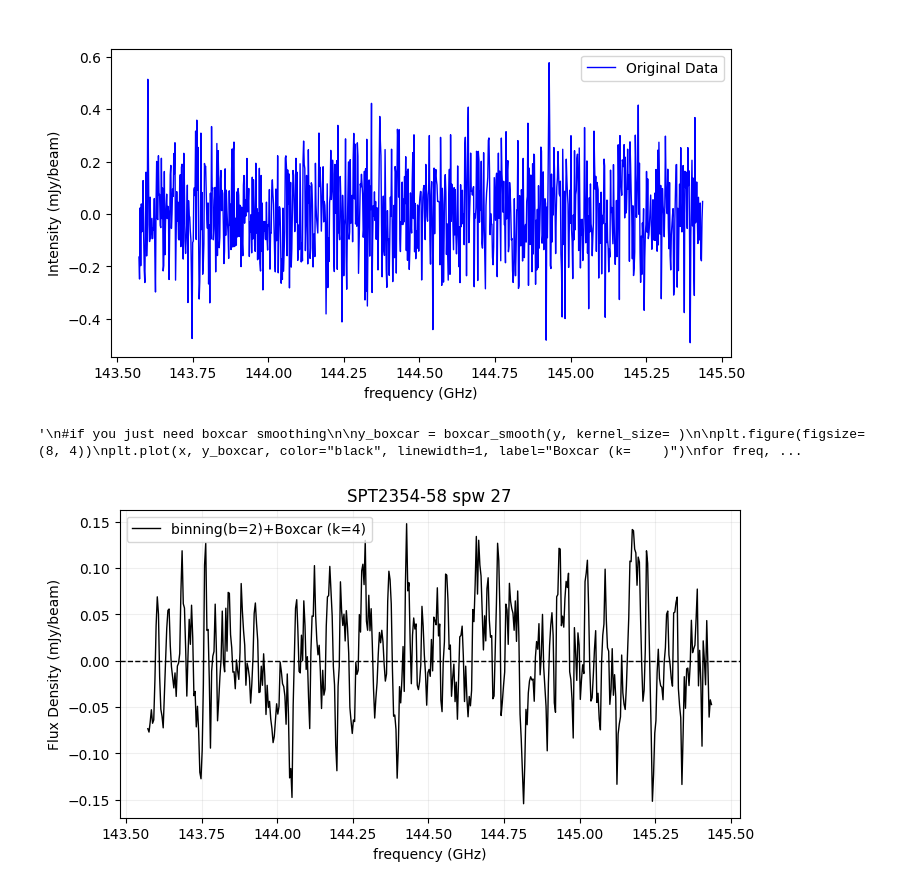
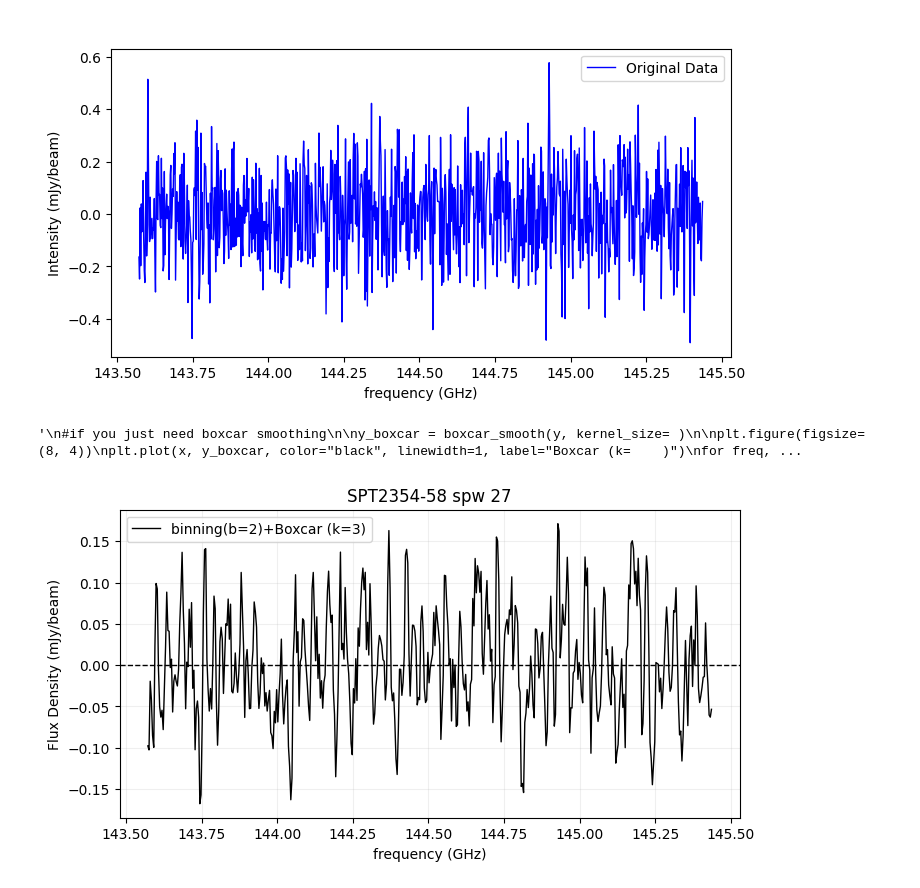
Before and after one commit to 000RF/2025-summer, a Jupyter notebook: SPT2354-58/spw 27/spw27.ipynb, the cells around one changed output. Cells and saved outputs as stored; diff of their text form; code cells hidden in the pictures.

```diff
--- a/SPT2354-58/spw 27/spw27.ipynb
+++ b/SPT2354-58/spw 27/spw27.ipynb
@@ -56,10 +56,10 @@ plt.show()
 #if you need to binning + boxcar smoothing
 
 x_binned, y_binned = rebin_spectrum(x, y, bin_size=2)
-y_binned_boxcar = boxcar_smooth(y_binned, kernel_size=4)
+y_binned_boxcar = boxcar_smooth(y_binned, kernel_size=3)
 
 plt.figure(figsize=(8, 4))
-plt.plot(x_binned, y_binned_boxcar, color="black", linewidth=1, label="binning(b=2)+Boxcar (k=4)")
+plt.plot(x_binned, y_binned_boxcar, color="black", linewidth=1, label="binning(b=2)+Boxcar (k=3)")
 #for freq, label in my_lines:
 #    plt.axvline(freq, color="red", linestyle="-", alpha=0.6)
 #    plt.text(freq, max(y_binned_boxcar)*-0.1, label, rotation=90, color="red", fontsize=10, ha='right', va='top')
@@ -74,31 +74,31 @@ plt.title("SPT2354-58 spw 27")
 plt.axhline(0, color="black", linewidth=1, linestyle="--")
 plt.grid(True, alpha=0.2)
 plt.legend()
 
 
 
 '''
 #if you just need boxcar smoothing
 
 y_boxcar = boxcar_smooth(y, kernel_size= )
 
 plt.figure(figsize=(8, 4))
 plt.plot(x, y_boxcar, color="black", linewidth=1, label="Boxcar (k=    )")
 for freq, label in my_lines:
     plt.axvline(freq, color="red", linestyle="-", alpha=0.6)
     plt.text(freq, max(y_boxcar)*-0.1, label, rotation=90, color="red", fontsize=10, ha='right', va='top')
 #for freq, label in template_lines:
 #    plt.axvline(freq, color="blue", linestyle="-", alpha=0.6)
 #    plt.text(freq, max(df[df.columns[1]])*-0.1, label, rotation=90, color="blue", fontsize=10, ha='right', va='top')
 plt.xlabel("frequency (GHz)")
 plt.ylabel("Flux Density (mJy/beam)")
 plt.title("    ")
 #plt.xlim(    ,     )
 #plt.ylim(    ,     )
 plt.axhline(0, color="black", linewidth=1, linestyle="--")
 plt.grid(True, alpha=0.2)
 plt.legend()
 '''
 # %% [output]
 '\n#if you just need boxcar smoothing\n\ny_boxcar = boxcar_smooth(y, kernel_size= )\n\nplt.figure(figsize=(8, 4))\nplt.plot(x, y_boxcar, color="black", linewidth=1, label="Boxcar (k=    )")\nfor freq, ...
-[figure, old version]
+[figure, new version]
```
Also changed, not shown: 8 other files.
